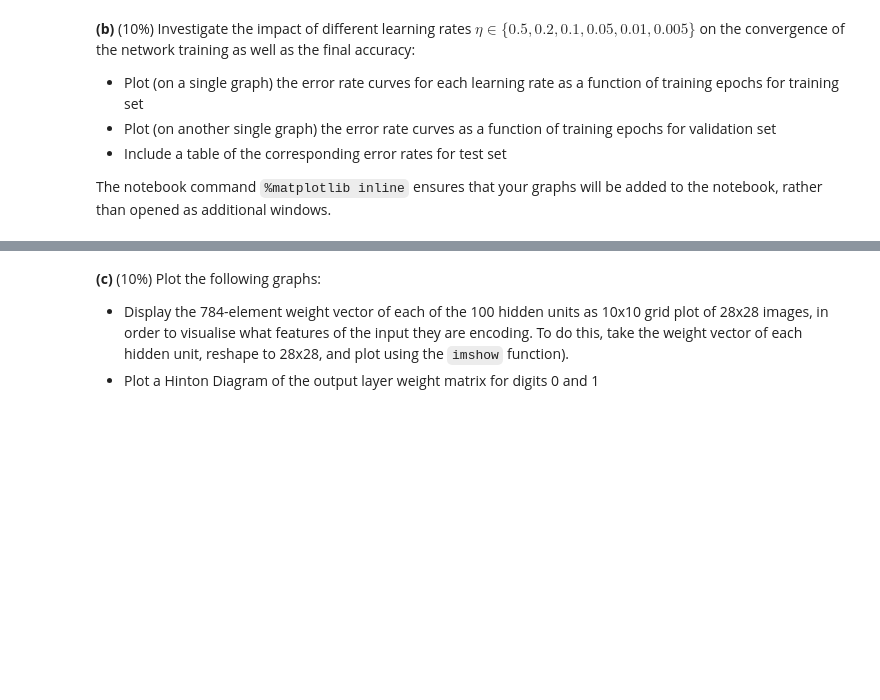
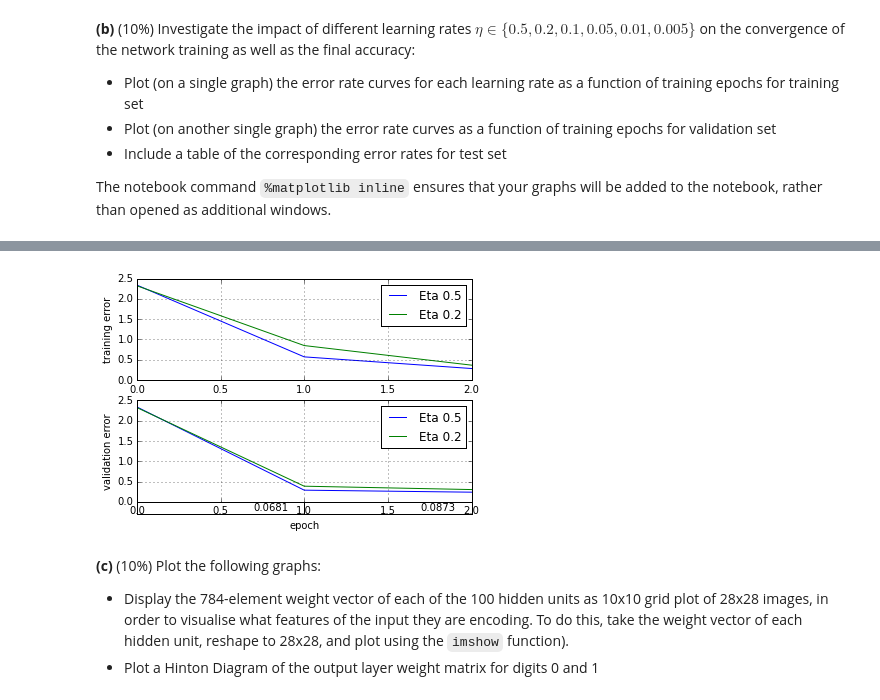
Before and after one commit to SamDavies/Convolutional-Neural-Network, a Jupyter notebook: 03_MLP_Coursework1.ipynb, the cells around one changed output, grey strips where cells are left out. Saved outputs shown, nothing was run; the diff lists cells and outputs as text; code cells hidden in the pictures; blank space fills up the shorter version.

```diff
--- a/03_MLP_Coursework1.ipynb
+++ b/03_MLP_Coursework1.ipynb
@@ -198,9 +197,11 @@ from mlp.schedulers import LearningRateFixed
 logger = logging.getLogger()
 logger.setLevel(logging.WARNING)
 
-learning_rates = [0.5, 0.2, 0.1, 0.05, 0.01, 0.005]
+learning_rates = [0.5, 0.2]
 
-for i, learning_rate in enumerate(learning_rates):
+test_errors = []
+
+for learning_rate in learning_rates:
     # define the model structure
     cost = CECost()
     model = MLP(cost=cost)
@@ -209,7 +210,7 @@ for i, learning_rate in enumerate(learning_rates):
     # one can stack more layers here
     # define the optimiser, here stochasitc gradient descent
     # with fixed learning rate and max_epochs as stopping criterion
-    lr_scheduler = LearningRateFixed(learning_rate=learning_rate, max_epochs=3)
+    lr_scheduler = LearningRateFixed(learning_rate=learning_rate, max_epochs=2)
     optimiser = SGDOptimiser(lr_scheduler=lr_scheduler)
 
     logger.warning('Initialising data providers...')
@@ -226,20 +227,30 @@ for i, learning_rate in enumerate(learning_rates):
 
     plt.subplot(2, 1, 1)
     train_errors = [train_stat[0] for train_stat in train_stats]
-    plt.plot(train_errors, label='Eta %s' % (str(i)))
+    plt.plot(train_errors, label='Eta %s' % (str(learning_rate)))
 
     plt.subplot(2, 1, 2)
     valid_errors = [valid_stat[0] for valid_stat in valid_stats]
-    plt.plot(valid_errors, label='Eta %s' % (str(i)))
+    plt.plot(valid_errors, label='Eta %s' % (str(learning_rate)))
 
+    test_errors.append(1-accuracy)
+
+# show to line graphs using the training and validation results
 plt.subplot(2, 1, 1)
 plt.xlabel('epoch')
 plt.ylabel('training error')
+plt.legend()
+plt.grid()
+
 plt.subplot(2, 1, 2)
 plt.xlabel('epoch')
 plt.ylabel('validation error')
 plt.legend()
 plt.grid()
+
+plt.subplot(2, 1, 3)
+plt.table(cellText=[test_errors])
+
 plt.show()
 # %% [output]
 WARNING:root:Initialising data providers...
@@ -247,3 +264,4 @@ WARNING:root:Training started...
+[figure, added]
 # %% [markdown]
 **(c)** (10%) Plot the following graphs:
   * Display the 784-element weight vector of each of the 100 hidden units as 10x10 grid plot of 28x28 images, in order to visualise what features of the input they are encoding.  To do this, take the weight vector of each hidden unit, reshape to 28x28, and plot using the `imshow` function).
```
Also changed, not shown: parts of 6 cells of this notebook, 3 other files.
